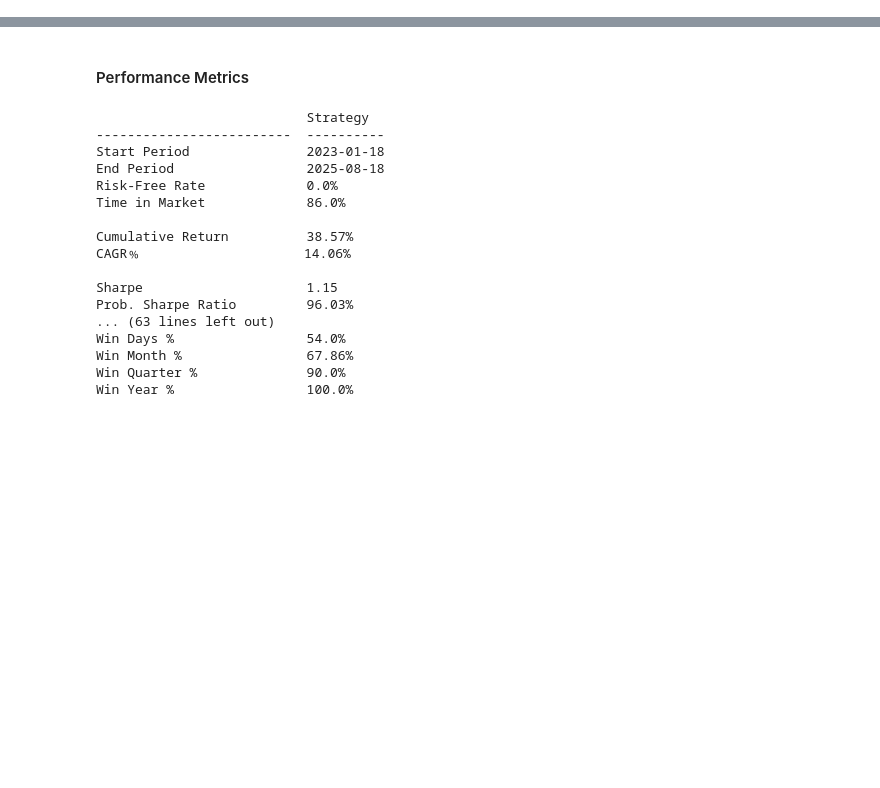
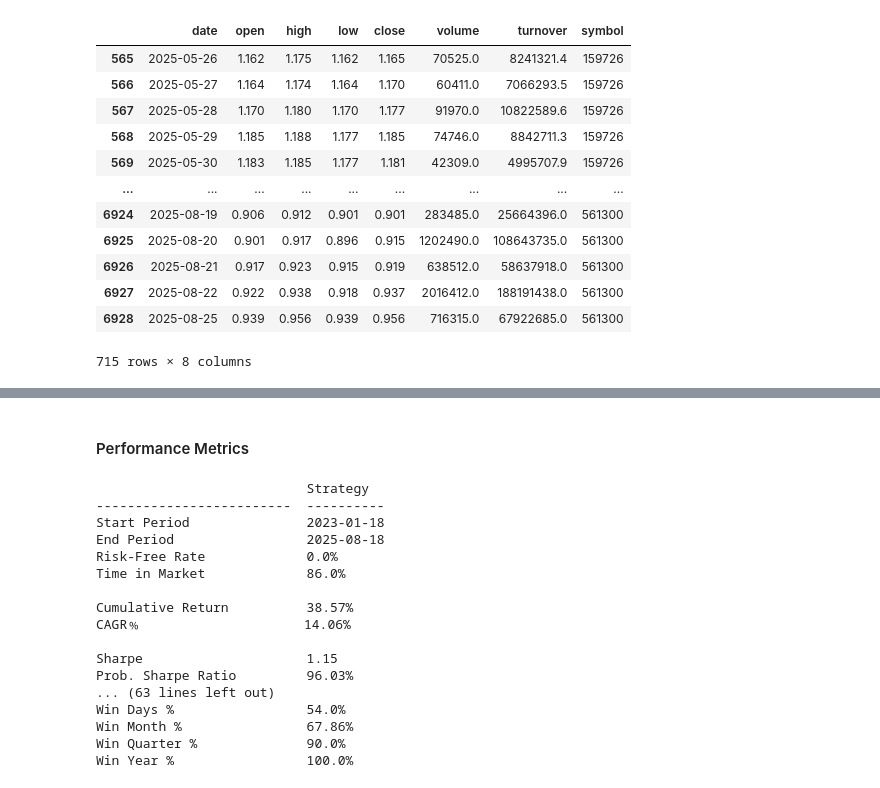
Before and after one commit to le0l1/quant-store, a Jupyter notebook: strategy/etf-mom.ipynb, the cells around one changed output, grey strips where cells are left out. Cells and saved outputs as stored; diff of their text form; code cells hidden in the pictures; blank space fills up the shorter version.

```diff
--- a/strategy/etf-mom.ipynb
+++ b/strategy/etf-mom.ipynb
@@ -53,3 +53,20 @@ df_all.tail(10)
+# %%
+df_all = df_origin[df_origin.date >= '2025-05-26']
+df_all
+# %% [output]
+|  | date | open | high | low | close | volume | turnover | symbol |
+| 565 | 2025-05-26 | 1.162 | 1.175 | 1.162 | 1.165 | 70525.0 | 8241321.4 | 159726 |
+| 566 | 2025-05-27 | 1.164 | 1.174 | 1.164 | 1.170 | 60411.0 | 7066293.5 | 159726 |
+| 567 | 2025-05-28 | 1.170 | 1.180 | 1.170 | 1.177 | 91970.0 | 10822589.6 | 159726 |
+| 568 | 2025-05-29 | 1.185 | 1.188 | 1.177 | 1.185 | 74746.0 | 8842711.3 | 159726 |
+| 569 | 2025-05-30 | 1.183 | 1.185 | 1.177 | 1.181 | 42309.0 | 4995707.9 | 159726 |
+| ... | ... | ... | ... | ... | ... | ... | ... | ... |
+| 6924 | 2025-08-19 | 0.906 | 0.912 | 0.901 | 0.901 | 283485.0 | 25664396.0 | 561300 |
+| 6925 | 2025-08-20 | 0.901 | 0.917 | 0.896 | 0.915 | 1202490.0 | 108643735.0 | 561300 |
+| 6926 | 2025-08-21 | 0.917 | 0.923 | 0.915 | 0.919 | 638512.0 | 58637918.0 | 561300 |
+| 6927 | 2025-08-22 | 0.922 | 0.938 | 0.918 | 0.937 | 2016412.0 | 188191438.0 | 561300 |
+| 6928 | 2025-08-25 | 0.939 | 0.956 | 0.939 | 0.956 | 716315.0 | 67922685.0 | 561300 |
+715 rows × 8 columns
 # %%
 from sklearn.linear_model import LinearRegression
 import numpy as np
```
Also changed, not shown: parts of 4 cells of this notebook, 18 other files.
